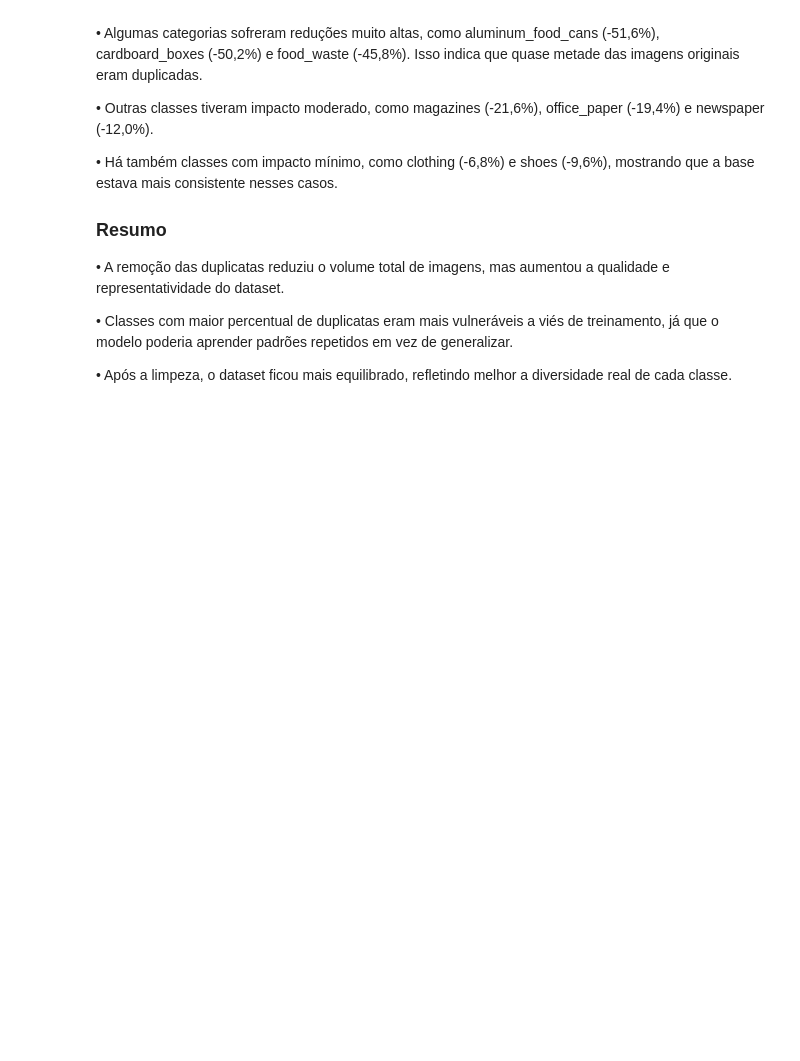
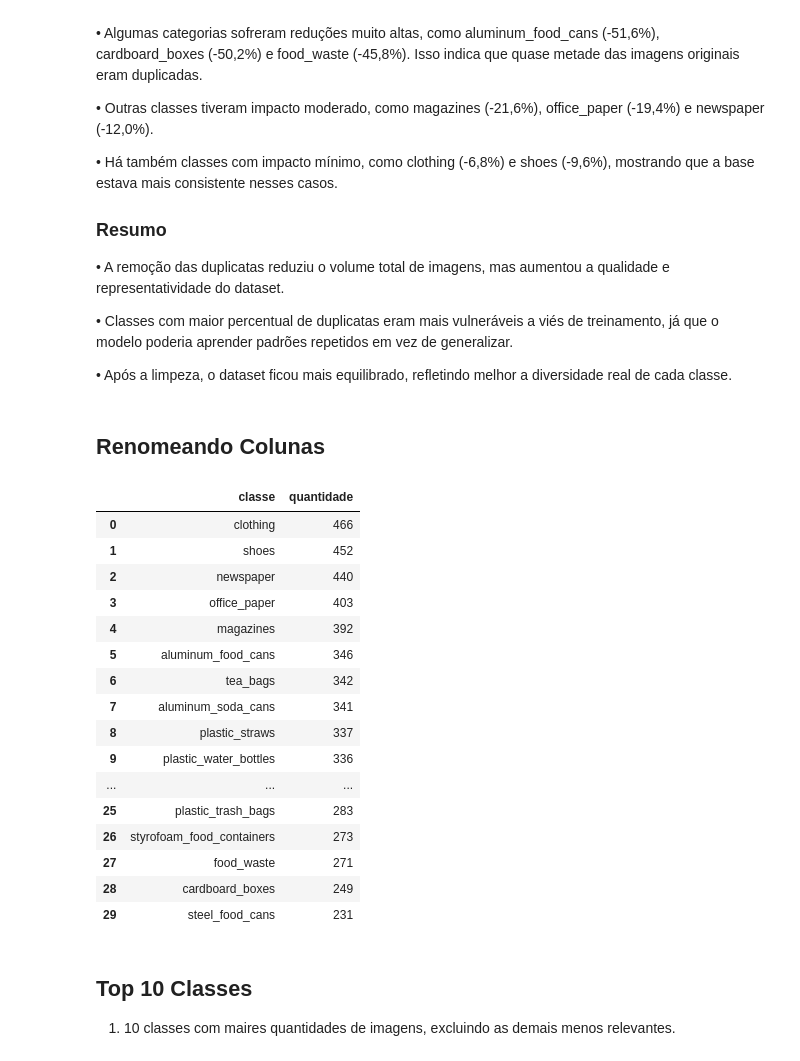
Before and after one commit to elianramon/Machine_Learning_AvaBootcamp_2026.1, a Jupyter notebook: Equipe_2ipynb.ipynb, the cells around one changed output. Cells and saved outputs as stored; diff of their text form; code cells hidden in the pictures; blank space fills up the shorter version.

```diff
--- a/Equipe_2ipynb.ipynb
+++ b/Equipe_2ipynb.ipynb
@@ -473,3 +453,45 @@ A limpeza do dataset teve um efeito significativo em várias classes. O heatmap
 • 	Classes com maior percentual de duplicatas eram mais vulneráveis a viés de treinamento, já que o modelo poderia aprender padrões repetidos em vez de generalizar.
 
 • 	Após a limpeza, o dataset ficou mais equilibrado, refletindo melhor a diversidade real de cada classe.
+# %% [markdown]
+## Renomeando Colunas
+# %%
+# 1. Seleciona apenas as colunas necessárias e as renomeia
+# 'image_path' vira 'images' e 'label' vira 'labels'
+df = df_clean[['image_path', 'label']].copy()
+df.columns = ['images', 'labels']
+
+# 2. Se você precisar do formato exato de dicionário de listas:
+novo_dicionario = {
+    "images": df['images'].tolist(),
+    "labels": df['labels'].tolist()
+}
+# %%
+df_classes = df['labels'].value_counts().reset_index()
+
+# Renomear as colunas para 'classe' e 'quantidade'
+df_classes.columns = ["classe", "quantidade"]
+
+df_classes
+# %% [output]
+|  | classe | quantidade |
+| 0 | clothing | 466 |
+| 1 | shoes | 452 |
+| 2 | newspaper | 440 |
+| 3 | office_paper | 403 |
+| 4 | magazines | 392 |
+| 5 | aluminum_food_cans | 346 |
+| 6 | tea_bags | 342 |
+| 7 | aluminum_soda_cans | 341 |
+| 8 | plastic_straws | 337 |
+| 9 | plastic_water_bottles | 336 |
+| ... | ... | ... |
+| 25 | plastic_trash_bags | 283 |
+| 26 | styrofoam_food_containers | 273 |
+| 27 | food_waste | 271 |
+| 28 | cardboard_boxes | 249 |
+| 29 | steel_food_cans | 231 |
+# %% [markdown]
+## Top 10 Classes
+
+1. 10 classes com maires quantidades de imagens, excluindo as demais menos relevantes.
```
Also changed, not shown: parts of 25 cells of this notebook.
